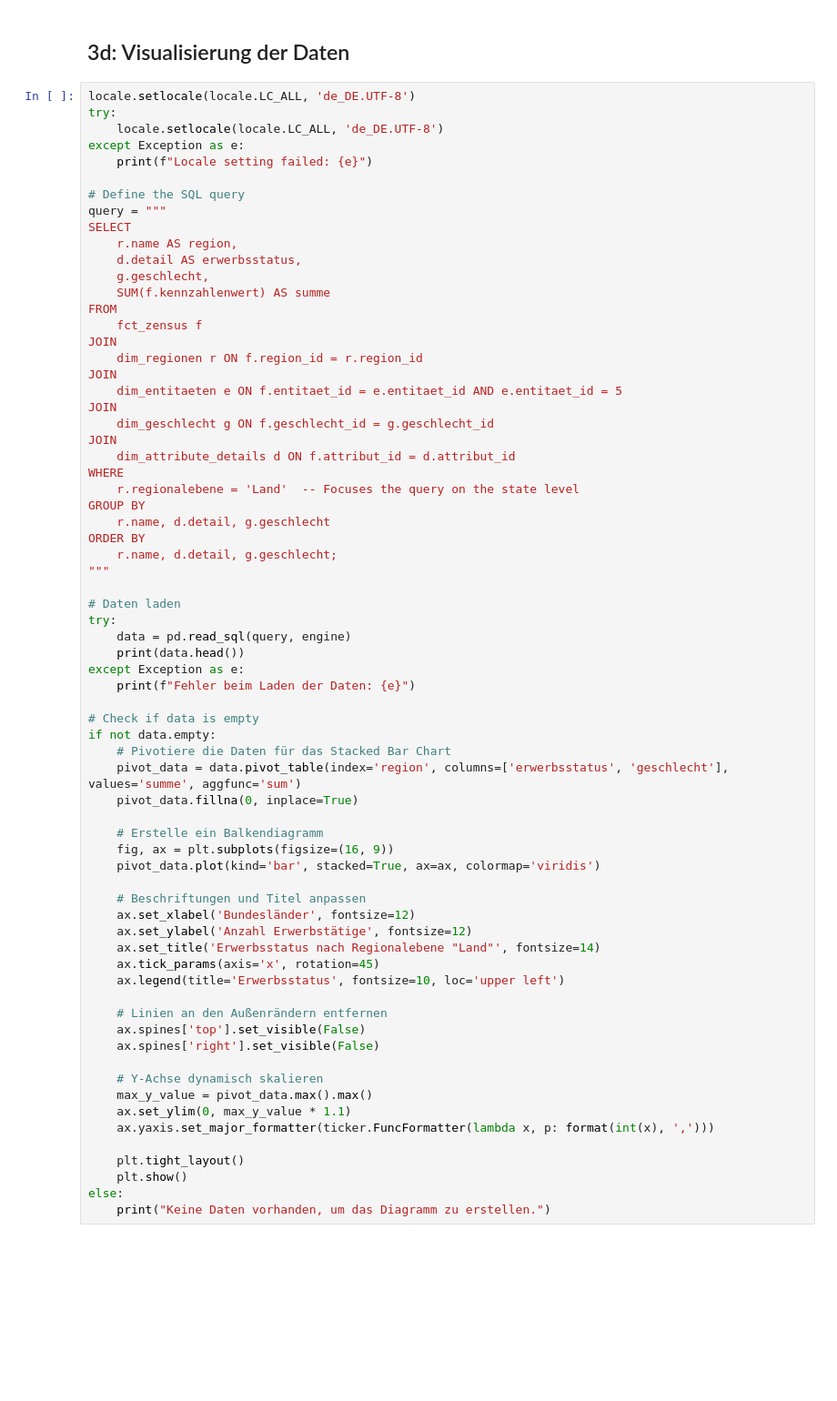
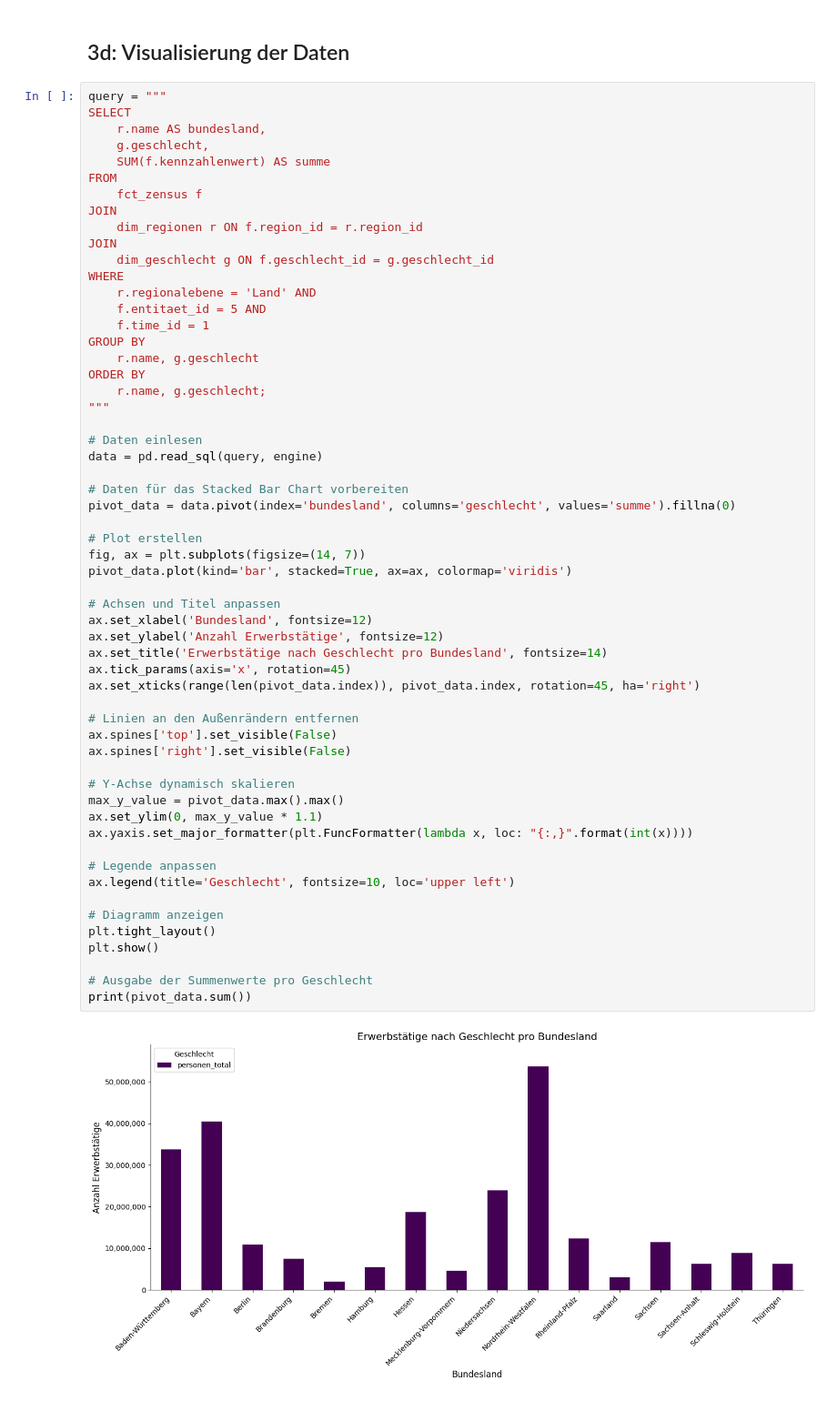
Before and after one commit to pluzgi/DAI92-SPIII-1-Dateninfrastruktur_wildemann, a Jupyter notebook: main.ipynb, the cells around one changed output. Shown at 91% size. Saved outputs shown, nothing was run; the diff lists cells and outputs as text; blank space fills up the shorter version.

```diff
--- a/main.ipynb
+++ b/main.ipynb
@@ -510,71 +847,61 @@ print("Alle Daten wurden erfolgreich in die Datenbank geladen.")
 # %% [markdown]
 ## 3d: Visualisierung der Daten
 # %%
-locale.setlocale(locale.LC_ALL, 'de_DE.UTF-8')
-try:
-    locale.setlocale(locale.LC_ALL, 'de_DE.UTF-8')
-except Exception as e:
-    print(f"Locale setting failed: {e}")
-
-# Define the SQL query
 query = """
 SELECT
-    r.name AS region,
-    d.detail AS erwerbsstatus,
+    r.name AS bundesland,
     g.geschlecht,
     SUM(f.kennzahlenwert) AS summe
 FROM
     fct_zensus f
 JOIN
     dim_regionen r ON f.region_id = r.region_id
 JOIN
-    dim_entitaeten e ON f.entitaet_id = e.entitaet_id AND e.entitaet_id = 5
-JOIN
     dim_geschlecht g ON f.geschlecht_id = g.geschlecht_id
-JOIN
-    dim_attribute_details d ON f.attribut_id = d.attribut_id
 WHERE
-    r.regionalebene = 'Land'  -- Focuses the query on the state level
+    r.regionalebene = 'Land' AND
+    f.entitaet_id = 5 AND
+    f.time_id = 1
 GROUP BY
-    r.name, d.detail, g.geschlecht
+    r.name, g.geschlecht
 ORDER BY
-    r.name, d.detail, g.geschlecht;
+    r.name, g.geschlecht;
 """
 
-# Daten laden
-try:
-    data = pd.read_sql(query, engine)
-    print(data.head())
-except Exception as e:
-    print(f"Fehler beim Laden der Daten: {e}")
+# Daten einlesen
+data = pd.read_sql(query, engine)
 
-# Check if data is empty
-if not data.empty:
-    # Pivotiere die Daten für das Stacked Bar Chart
-    pivot_data = data.pivot_table(index='region', columns=['erwerbsstatus', 'geschlecht'], values='summe', aggfunc='sum')
-    pivot_data.fillna(0, inplace=True)
+# Daten für das Stacked Bar Chart vorbereiten
+pivot_data = data.pivot(index='bundesland', columns='geschlecht', values='summe').fillna(0)
 
-    # Erstelle ein Balkendiagramm
-    fig, ax = plt.subplots(figsize=(16, 9))
-    pivot_data.plot(kind='bar', stacked=True, ax=ax, colormap='viridis')
+# Plot erstellen
+fig, ax = plt.subplots(figsize=(14, 7))
+pivot_data.plot(kind='bar', stacked=True, ax=ax, colormap='viridis')
 
-    # Beschriftungen und Titel anpassen
-    ax.set_xlabel('Bundesländer', fontsize=12)
-    ax.set_ylabel('Anzahl Erwerbstätige', fontsize=12)
-    ax.set_title('Erwerbsstatus nach Regionalebene "Land"', fontsize=14)
-    ax.tick_params(axis='x', rotation=45)
-    ax.legend(title='Erwerbsstatus', fontsize=10, loc='upper left')
+# Achsen und Titel anpassen
+ax.set_xlabel('Bundesland', fontsize=12)
+ax.set_ylabel('Anzahl Erwerbstätige', fontsize=12)
+ax.set_title('Erwerbstätige nach Geschlecht pro Bundesland', fontsize=14)
+ax.tick_params(axis='x', rotation=45)
+ax.set_xticks(range(len(pivot_data.index)), pivot_data.index, rotation=45, ha='right')
 
-    # Linien an den Außenrändern entfernen
-    ax.spines['top'].set_visible(False)
-    ax.spines['right'].set_visible(False)
+# Linien an den Außenrändern entfernen
+ax.spines['top'].set_visible(False)
+ax.spines['right'].set_visible(False)
 
-    # Y-Achse dynamisch skalieren
-    max_y_value = pivot_data.max().max()
-    ax.set_ylim(0, max_y_value * 1.1)
-    ax.yaxis.set_major_formatter(ticker.FuncFormatter(lambda x, p: format(int(x), ',')))
+# Y-Achse dynamisch skalieren
+max_y_value = pivot_data.max().max()
+ax.set_ylim(0, max_y_value * 1.1)
+ax.yaxis.set_major_formatter(plt.FuncFormatter(lambda x, loc: "{:,}".format(int(x))))
 
-    plt.tight_layout()
-    plt.show()
-else:
-    print("Keine Daten vorhanden, um das Diagramm zu erstellen.")
+# Legende anpassen
+ax.legend(title='Geschlecht', fontsize=10, loc='upper left')
+
+# Diagramm anzeigen
+plt.tight_layout()
+plt.show()
+
+# Ausgabe der Summenwerte pro Geschlecht
+print(pivot_data.sum())
+# %% [output]
+[figure, added]
```
Also changed, not shown: parts of 20 cells of this notebook.
